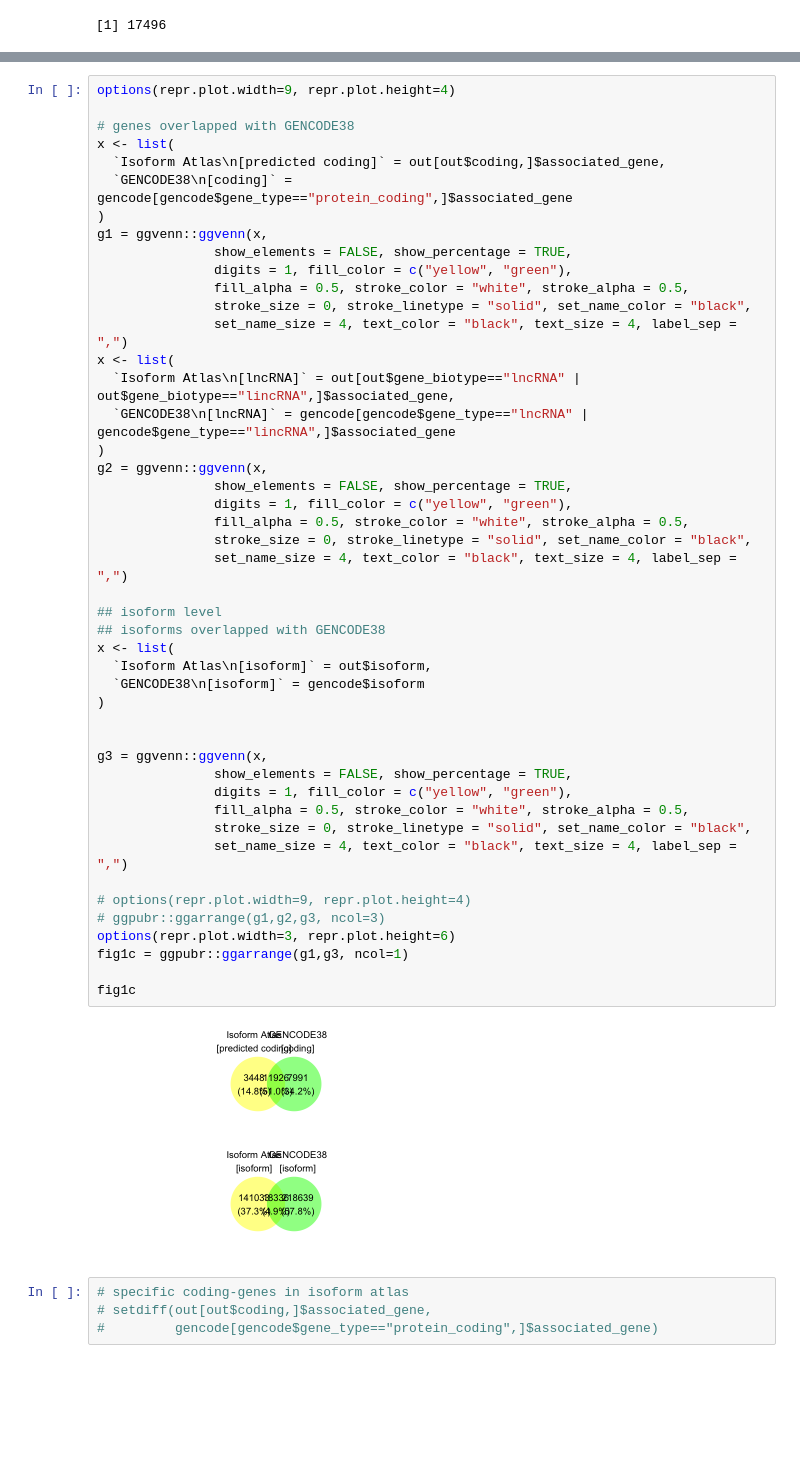
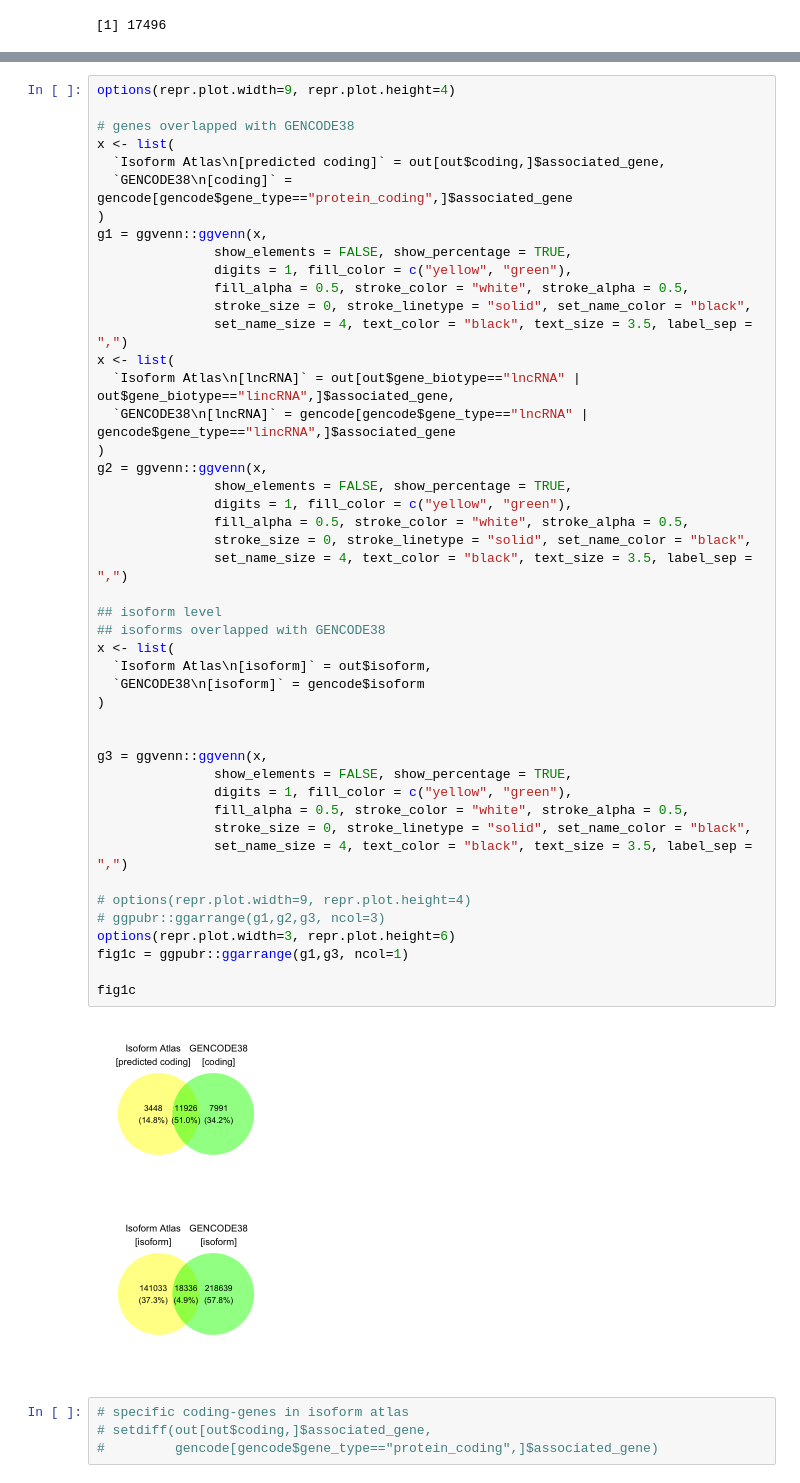
Before and after one commit to juninamo/TRAILS, a Jupyter notebook: Figures/Figure1.ipynb, the cells around one changed output, grey strips where cells are left out. Cells and saved outputs as stored; diff of their text form; blank space fills up the shorter version.

Commit message:
add figures

```diff
--- a/Figures/Figure1.ipynb
+++ b/Figures/Figure1.ipynb
@@ -114,41 +113,41 @@ g1 = ggvenn::ggvenn(x,
                digits = 1, fill_color = c("yellow", "green"),
                fill_alpha = 0.5, stroke_color = "white", stroke_alpha = 0.5,
                stroke_size = 0, stroke_linetype = "solid", set_name_color = "black",
-               set_name_size = 4, text_color = "black", text_size = 4, label_sep = ",")
+               set_name_size = 4, text_color = "black", text_size = 3.5, label_sep = ",")
 x <- list(
   `Isoform Atlas\n[lncRNA]` = out[out$gene_biotype=="lncRNA" | out$gene_biotype=="lincRNA",]$associated_gene,
   `GENCODE38\n[lncRNA]` = gencode[gencode$gene_type=="lncRNA" | gencode$gene_type=="lincRNA",]$associated_gene
 )
 g2 = ggvenn::ggvenn(x,
                show_elements = FALSE, show_percentage = TRUE,
                digits = 1, fill_color = c("yellow", "green"),
                fill_alpha = 0.5, stroke_color = "white", stroke_alpha = 0.5,
                stroke_size = 0, stroke_linetype = "solid", set_name_color = "black",
-               set_name_size = 4, text_color = "black", text_size = 4, label_sep = ",")
+               set_name_size = 4, text_color = "black", text_size = 3.5, label_sep = ",")
 
 ## isoform level
 ## isoforms overlapped with GENCODE38
 x <- list(
   `Isoform Atlas\n[isoform]` = out$isoform,
   `GENCODE38\n[isoform]` = gencode$isoform
 )
 
 
 g3 = ggvenn::ggvenn(x,
                show_elements = FALSE, show_percentage = TRUE,
                digits = 1, fill_color = c("yellow", "green"),
                fill_alpha = 0.5, stroke_color = "white", stroke_alpha = 0.5,
                stroke_size = 0, stroke_linetype = "solid", set_name_color = "black",
-               set_name_size = 4, text_color = "black", text_size = 4, label_sep = ",")
+               set_name_size = 4, text_color = "black", text_size = 3.5, label_sep = ",")
 
 # options(repr.plot.width=9, repr.plot.height=4)
 # ggpubr::ggarrange(g1,g2,g3, ncol=3)
 options(repr.plot.width=3, repr.plot.height=6)
 fig1c = ggpubr::ggarrange(g1,g3, ncol=1)
 
 fig1c
 # %% [output]
-[figure, old version]
+[figure, new version]
 # %%
 # specific coding-genes in isoform atlas
 # setdiff(out[out$coding,]$associated_gene,
```
Also changed, not shown: parts of 9 cells of this notebook, 52 other files.
